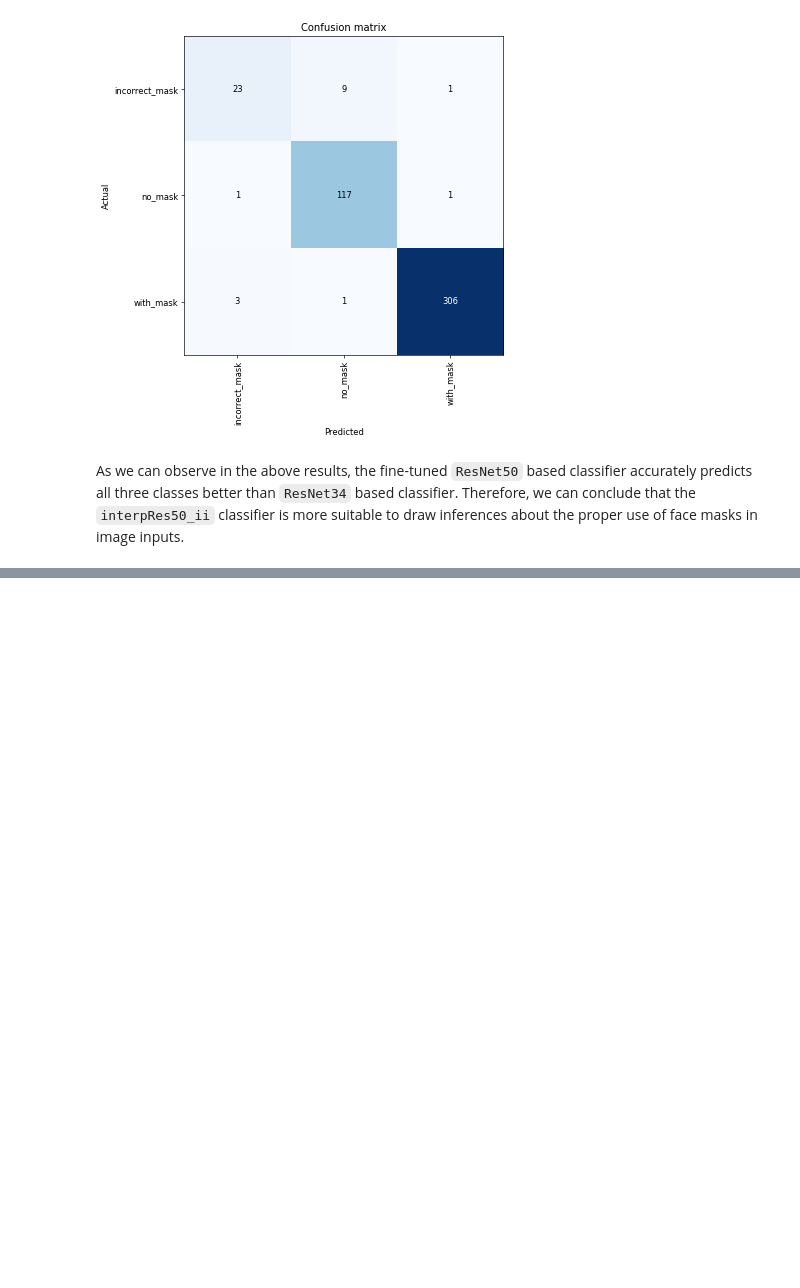
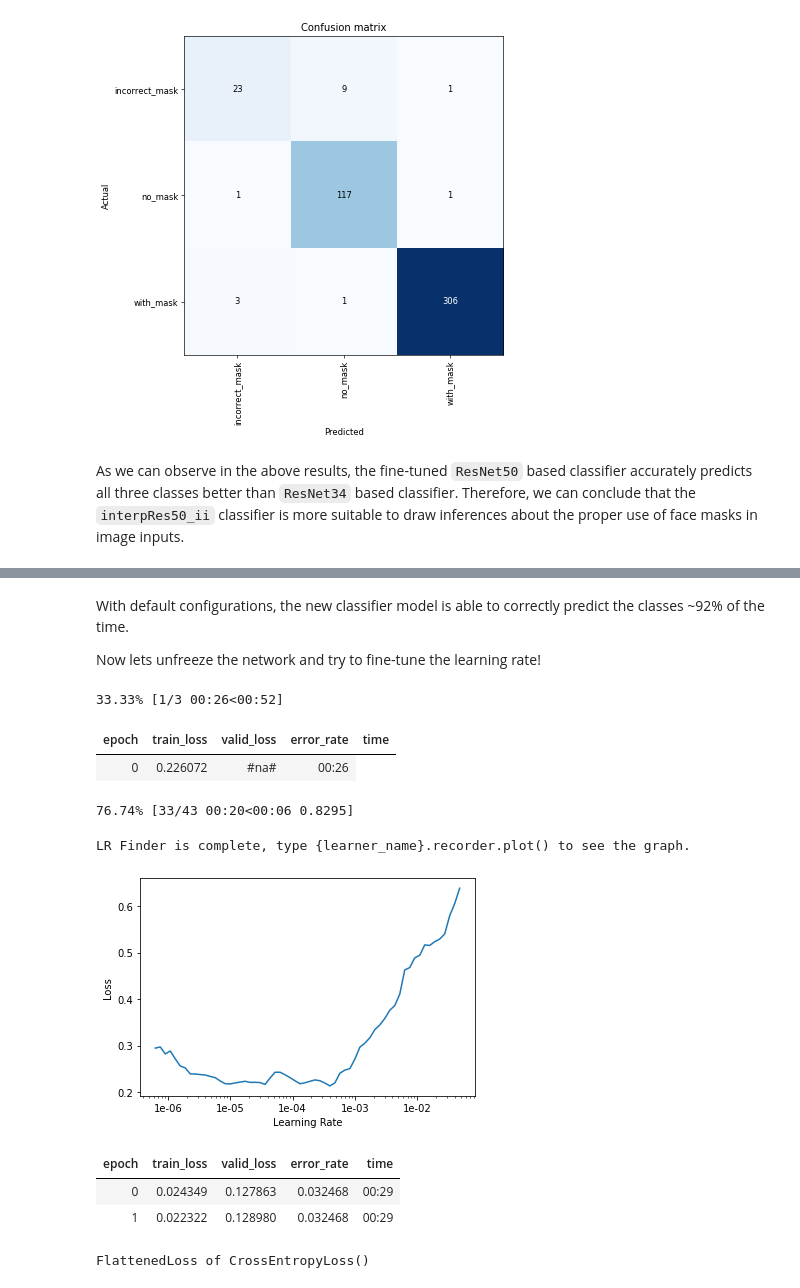
Before and after one commit to PandulaP/personal-projects, a Jupyter notebook: Face Mask Detector/face_mask_detection_classifier.ipynb, the cells around one changed output, grey strips where cells are left out. Cells and saved outputs as stored; diff of their text form; code cells hidden in the pictures; blank space fills up the shorter version.

```diff
--- a/Face Mask Detector/face_mask_detection_classifier.ipynb
+++ b/Face Mask Detector/face_mask_detection_classifier.ipynb
@@ -273,0 +326,8 @@ As we can observe in the above results, the fine-tuned `ResNet50` based classifi
+# %%
+learnRes50_iii = cnn_learner(data_aug
+                             , models.resnet50
+                             , metrics=error_rate
+                             #, bn_final = True    # adding a BatchNorm layer for the output - this was found to be helpful
+                             )
+
+learnRes50_iii.fit_one_cycle(4)
@@ -273,0 +340,32 @@ As we can observe in the above results, the fine-tuned `ResNet50` based classifi
+# %% [markdown]
+With default configurations, the new classifier model is able to correctly predict the classes ~92% of the time.
+
+Now lets unfreeze the network and try to fine-tune the learning rate!
+# %%
+learnRes50_iii.unfreeze()
+learnRes50_iii.lr_find()
+learnRes50_iii.recorder.plot()
+# %% [output]
+33.33% [1/3 00:26<00:52]
+| epoch | train_loss | valid_loss | error_rate | time |
+| 0 | 0.226072 | #na# | 00:26 |
+76.74% [33/43 00:20<00:06 0.8295]
+LR Finder is complete, type {learner_name}.recorder.plot() to see the graph.
+[figure, added]
+# %%
+learnRes50_iii.fit_one_cycle(2
+                             , max_lr=slice(1/800000,1/8000)      # employ the `discriminative layer training' technique
+                             , pct_start = 0.1                    # percentage of overall iterations where the LR is increasing
+                             )
+# %% [output]
+| epoch | train_loss | valid_loss | error_rate | time |
+| 0 | 0.024349 | 0.127863 | 0.032468 | 00:29 |
+| 1 | 0.022322 | 0.128980 | 0.032468 | 00:29 |
+# %%
+# save the new model weights
+learnRes50_iii.save(path + '/models/mask_detect_weights_resnet_50_stage_3')
+
+# the loss function used in our classifier (cnn_learner)
+learnRes50_iii.loss_func
+# %% [output]
+FlattenedLoss of CrossEntropyLoss()
```
Also changed, not shown: parts of 44 cells of this notebook.
